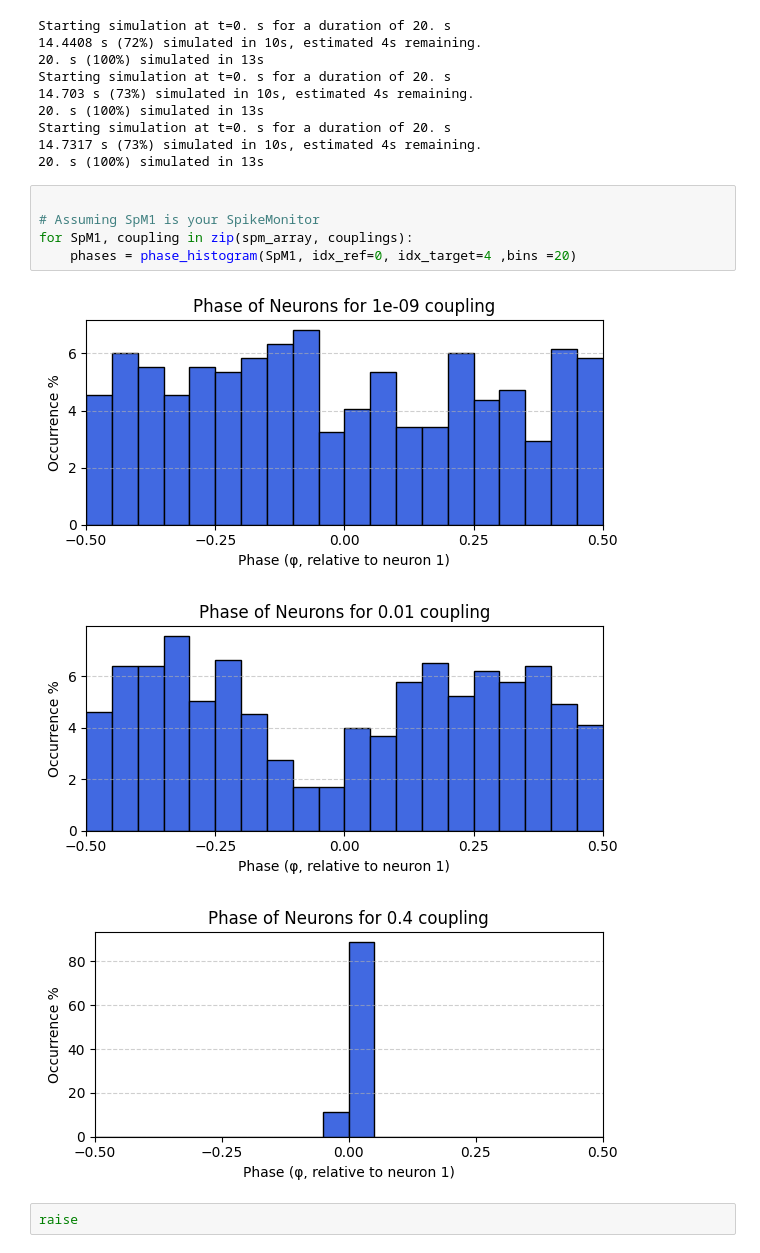
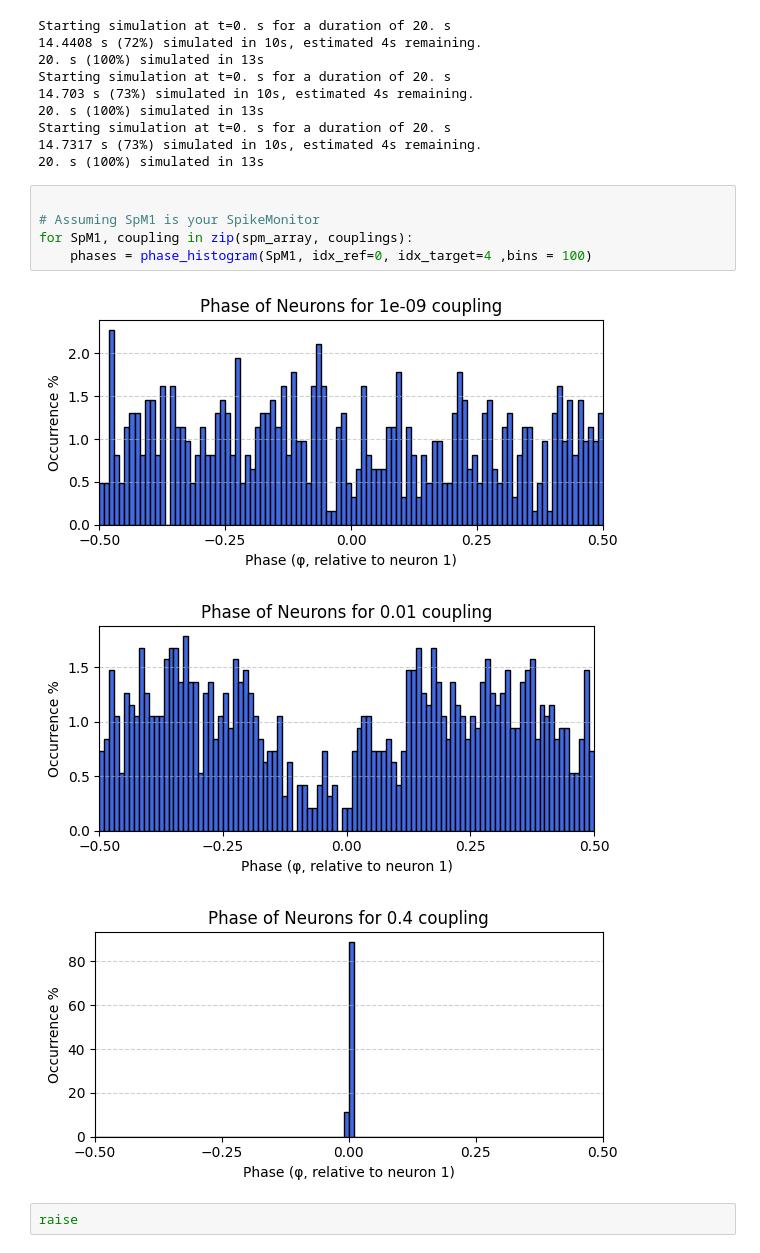
Before and after one commit to AtharvSuryawanshi/Desynchronizing-Neural-Circuits-using-gap-junctions, a Jupyter notebook: phase_histograms.ipynb, the cells around one changed output. Cells and saved outputs as stored; diff of their text form.

```diff
--- a/phase_histograms.ipynb
+++ b/phase_histograms.ipynb
@@ -127,12 +127,12 @@ Starting simulation at t=0. s for a duration of 20. s
 # %%
 
 # Assuming SpM1 is your SpikeMonitor
 for SpM1, coupling in zip(spm_array, couplings):
-    phases = phase_histogram(SpM1, idx_ref=0, idx_target=4 ,bins =20)
+    phases = phase_histogram(SpM1, idx_ref=0, idx_target=4 ,bins = 100)
 # %% [output]
-[figure, old version]
+[figure, new version]
-[figure, old version]
+[figure, new version]
-[figure, old version]
+[figure, new version]
 # %%
 raise
 # %% [output]
```
Also changed, not shown: 1 other file.
